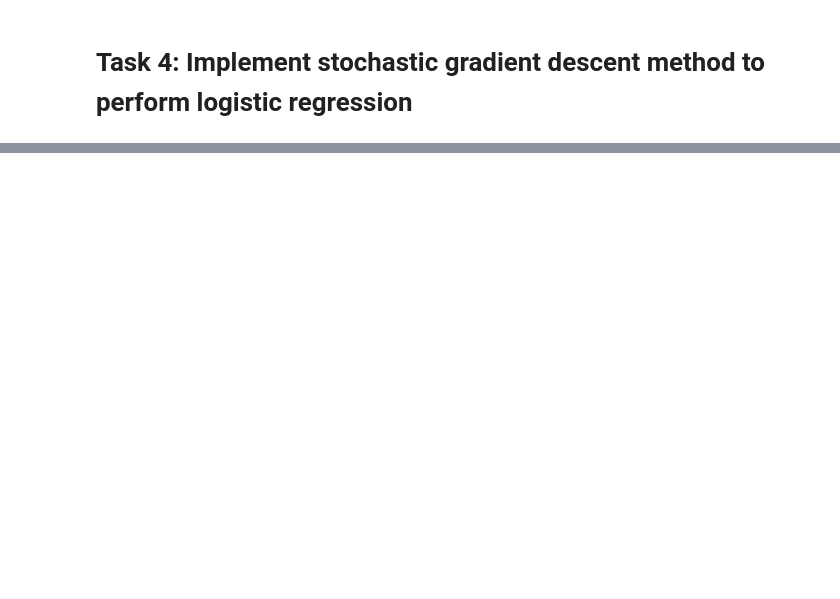
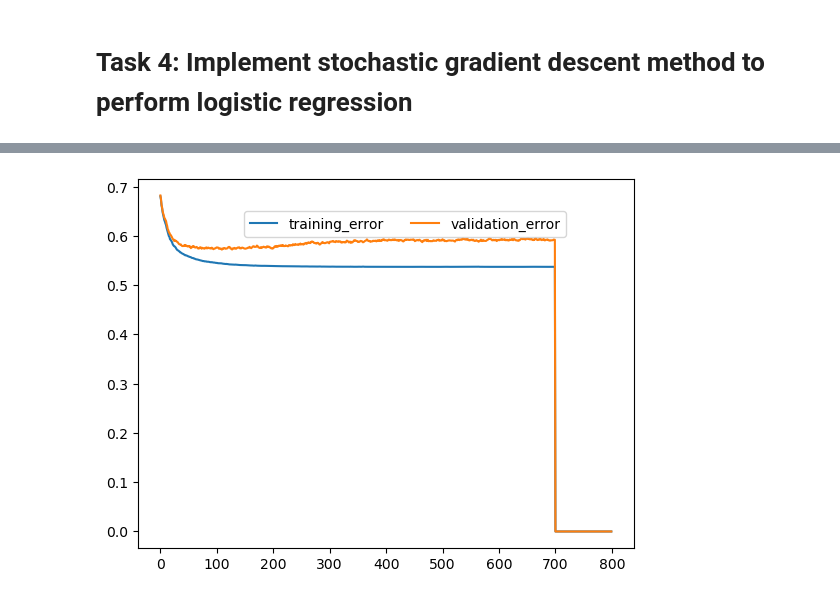
Before and after one commit to Lex-ari/MachineLearning, a Jupyter notebook: DiabetesTwo/yourLastName_yourFirstName_assignment2.ipynb, the cells around one changed output, grey strips where cells are left out. Saved outputs shown, nothing was run; the diff lists cells and outputs as text; code cells hidden in the pictures; blank space fills up the shorter version.

```diff
--- a/DiabetesTwo/yourLastName_yourFirstName_assignment2.ipynb
+++ b/DiabetesTwo/yourLastName_yourFirstName_assignment2.ipynb
@@ -104,2 +96,15 @@ KeyError: "None of [Index([0, 1], dtype='int64')] are in the [columns]"
 # %% [markdown]
 # Task 2: Split Dataset for Training, Validation, and Testing
+# %%
+train_data, valid_data, train_target, valid_target = train_test_split(data_preprocessed, target_preprocessed, test_size = 0.20, random_state = 42)
+train_data, test_data, train_target, test_target = train_test_split(train_data, train_target, test_size = 0.25, random_state = 42)
+
+print(train_data)
+print(f"train_data.shape: {train_data.shape}")
+print(f"train_target.shape: {train_target.shape}")
+print()
+print(f"valid_data.shape: {valid_data.shape}")
+print(f"valid_target.shape: {valid_target.shape}")
+print()
+print(f"test_data.shape: {test_data.shape}")
+print(f"test_target.shape: {test_target.shape}")
@@ -108,2 +175,81 @@ KeyError: "None of [Index([0, 1], dtype='int64')] are in the [columns]"
 # %% [markdown]
 # Task 4: Implement stochastic gradient descent method to perform logistic regression
+# %%
+from sklearn.utils import shuffle
+np.random.seed(0)
+
+def sigmoid(X, w):
+    return 1 / (1 + np.exp(-np.dot(X, w)))
+
+#-1/N * Sum [t log(o) + (1-t)log(1-o)]
+# where o = sigmoid(X, w)
+def logistic_loss_function(X, w, y):
+    loss = -np.mean(np.dot(y, np.log(sigmoid(X, w))) + np.dot((1 - y), np.log(1 - sigmoid(X,w))))
+    return loss
+
+# Init Param
+epochs = 100
+batch_size = 60
+##w = np.random.normal(0, 1, (train_data.shape[1], 1))
+w = np.zeros(train_data.shape[1])
+learning_rate = 0.1
+
+# Data Handling
+batches = epochs * ((int)(train_data.shape[0] / batch_size) + 1)
+train_losses = np.zeros((batches, 1))
+valid_losses = np.zeros((batches, 1))
+current_batch = 0
+
+for i in range(epochs):
+    rng_train_data, rng_train_target = shuffle(train_data, train_target, random_state = i) #random every time using i
+
+    for j in range(0, train_data.shape[0], batch_size):
+        k = j + batch_size
+        if k > train_data.shape[0]:
+            break
+        batched_train_data = rng_train_data[j:k]
+        batched_train_target = rng_train_target[j:k]
+
+        # (-1/m)X^T (t-o(Xw))
+        grad = (-1 / batch_size) * np.dot(batched_train_data.T, (batched_train_target - sigmoid(batched_train_data, w)))
+
+        w = w + learning_rate * (-1 * grad)
+        #print(grad)
+
+        train_losses[current_batch] = logistic_loss_function(train_data, w, train_target)
+        valid_losses[current_batch] = logistic_loss_function(valid_data, w, valid_target)
+        current_batch += 1
+
+print(w)
+
+print("training loss using SGD method: %.2f" % (logistic_loss_function(train_data, w, train_target)))
+print("validation loss using SGD method: %.2f" % (logistic_loss_function(valid_data, w, valid_target)))
+print("testing loss using SGD method: %.2f" % (logistic_loss_function(test_data, w, test_target)))
+
+print()
+
+plt.plot(np.arange(batches), train_losses, label = "training_error")
+plt.plot(np.arange(batches), valid_losses, label = "validation_error")
+plt.legend(bbox_to_anchor = (0.2, 0.93), ncol = 2)
+print()
+
+fig = plt.figure()
+fig.subplots_adjust(hspace = .7)
+
+plt.subplot(3, 1, 1)
+#plt.plot(np.arange(train_target.shape[0]), train_target, label="train_target")
+plt.plot(np.arange(train_target.shape[0]), sigmoid(train_data, w), label = "train_predict")
+plt.legend(bbox_to_anchor = (0.2, 0.93), ncol = 2)
+print()
+
+
+# plt.subplot(3, 1, 2)
+# plt.plot(np.arange(valid_target.shape[0]), valid_target, label = "valid_target")
+# plt.plot(np.arange(valid_target.shape[0]), sigmoid(valid_data, w), label = "valid_predict")
+# plt.legend(bbox_to_anchor = (0.2, 0.93), ncol = 2)
+# print()
+# plt.subplot(3, 1, 3)
+# plt.plot(np.arange(test_target.shape[0]), test_target, label = "test_target")
+# plt.plot(np.arange(test_target.shape[0]), sigmoid(test_target, w), label = "test_predict")
+# plt.legend(bbox_to_anchor = (0.2, 0.93), ncol = 2)
+# %% [output]
@@ -109,0 +261 @@ KeyError: "None of [Index([0, 1], dtype='int64')] are in the [columns]"
+[figure, added]
```
Also changed, not shown: parts of 7 cells of this notebook.
